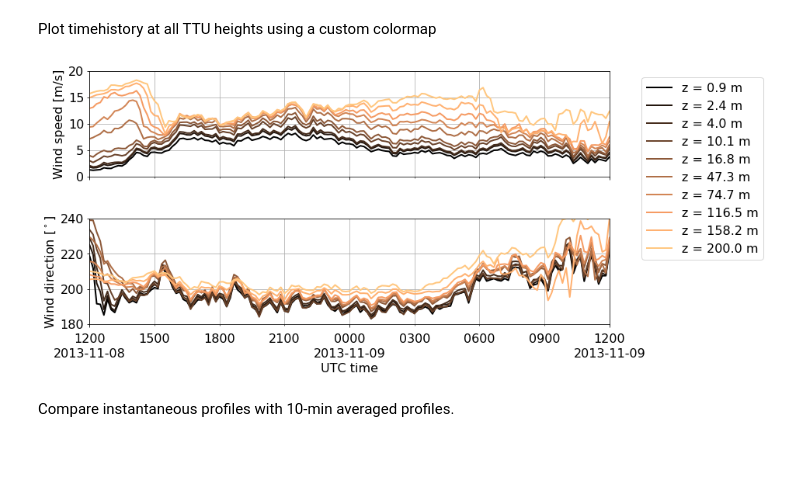
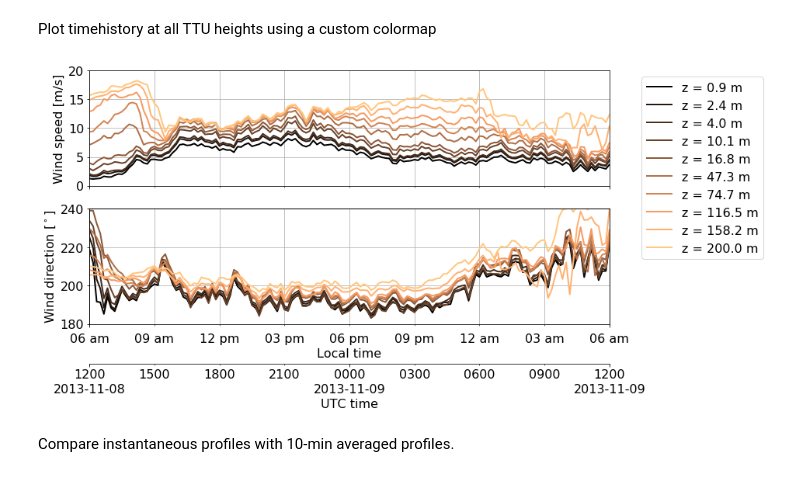
Before and after one commit to a2e-mmc/mmctools, a Jupyter notebook: example_plotting.ipynb, the cells around one changed output. Saved outputs shown, nothing was run; the diff lists cells and outputs as text; code cells hidden in the pictures.

```diff
--- a/example_plotting.ipynb
+++ b/example_plotting.ipynb
@@ -86,28 +84,26 @@ fig,ax = plot_spectrum(df,
 # %% [markdown]
 Plot timehistory at all TTU heights using a custom colormap
 # %%
-fig,ax = plot_timehistory_at_height(df10,
-                                    fields = ['wspd','wdir'],
-                                    heights = 'all',
+fig,ax,ax2 = plot_timehistory_at_height(df10[['wspd','wdir']], fields = 'all', heights = 'all',
                                     # Specify field limits
                                     fieldlimits={'wspd':(0,20),'wdir':(180,240)},
                                     # Specify time limits
                                     timelimits=('2013-11-08 12:00:00','2013-11-09 12:00:00'),
                                     # Specify colormap
                                     cmap='copper',
+                                    # Plot local time axis
+                                    plot_local_time=True, local_time_offset=-6,
                                     # Additional keyword arguments to personalize plotting style
                                     linewidth=2,linestyle='-',marker=None,
                                    )
 
 #Move xs tick down slightly to avoid overlap with y ticks in ax[1]
 ax[-1].tick_params(axis='x', which='minor', pad=10)
-ax[-1].tick_params(axis='x', which='major', pad=10)
 
-# Adjust xaxis tick locations
-ax[-1].xaxis.set_minor_locator(mpl.dates.HourLocator(byhour=range(24),interval=3))
-ax[-1].xaxis.set_major_locator(mpl.dates.AutoDateLocator(minticks=2,maxticks=3))
+# Adjust xaxis tick locations of UTC time axis
+ax2.xaxis.set_major_locator(mpl.dates.AutoDateLocator(minticks=2,maxticks=3))
 # %% [output]
-[figure, old version]
+[figure, new version]
 # %% [markdown]
 Compare instantaneous profiles with 10-min averaged profiles.
 # %%
```
Also changed, not shown: parts of 2 cells of this notebook.
